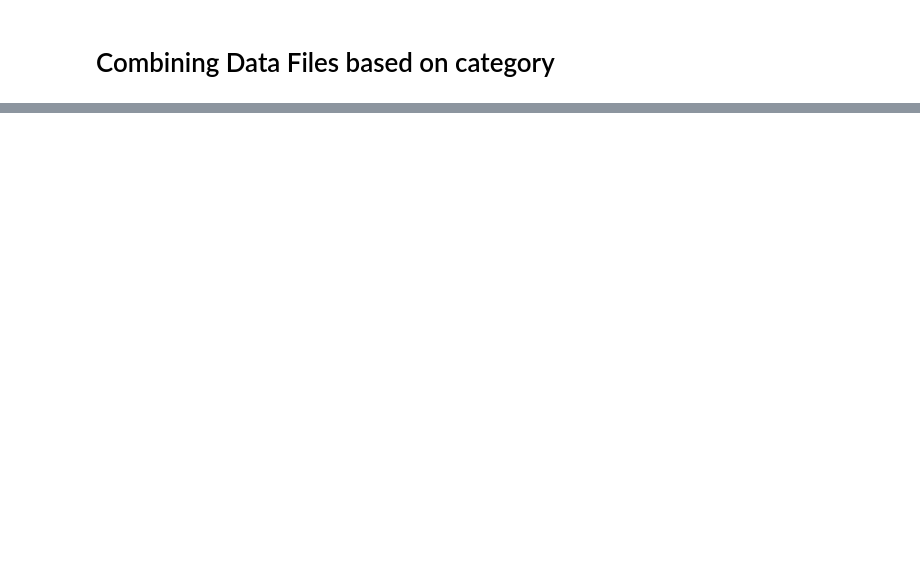
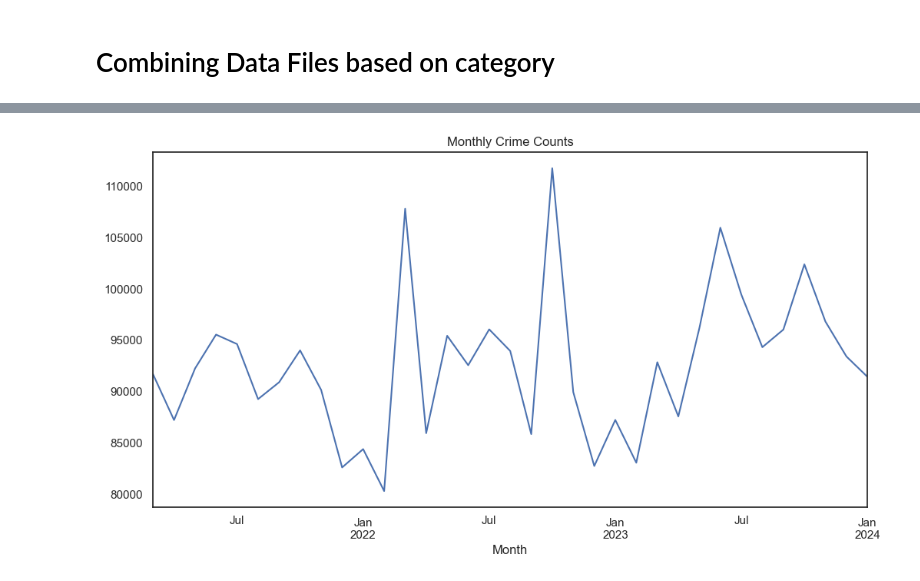
Before and after one commit to HNagouda/JBG050-DC2-Grp21, a Jupyter notebook: src/exploration/data_aggregation.ipynb, the cells around one changed output, grey strips where cells are left out. Cells and saved outputs as stored; diff of their text form; code cells hidden in the pictures; blank space fills up the shorter version.

```diff
--- a/src/exploration/data_aggregation.ipynb
+++ b/src/exploration/data_aggregation.ipynb
@@ -12,7 +20,7 @@ from datashader.colors import Hot, viridis
 # %% [markdown]
 # Combining Data Files based on category
 # %%
-BASE_DIR = os.path.abspath(os.getcwd())
+BASE_DIR = 'C:/Users/20220678/Microsoft VS Code/JBG050-DC2-GRP21'
 DATA_DIR = os.path.join(BASE_DIR, 'data')
 crimes_outcomes_stopnsearch_dir = os.path.join(DATA_DIR, 'crimes_outcomes_stopnsearch')
 curated_data_dir = os.path.join(DATA_DIR, 'curated_data')
@@ -140,0 +145,10 @@ Wall time: 10min 47s
+# %%
+crime_df['Month'] = pd.to_datetime(crime_df['Month'], format='%Y-%m')
+
+monthly_crimes = crime_df.groupby('Month').size()
+
+plt.figure(figsize=(12, 6))
+monthly_crimes.plot(title='Monthly Crime Counts')
+plt.show()
+# %% [output]
+[figure, added]
```
Also changed, not shown: parts of 5 cells of this notebook.
